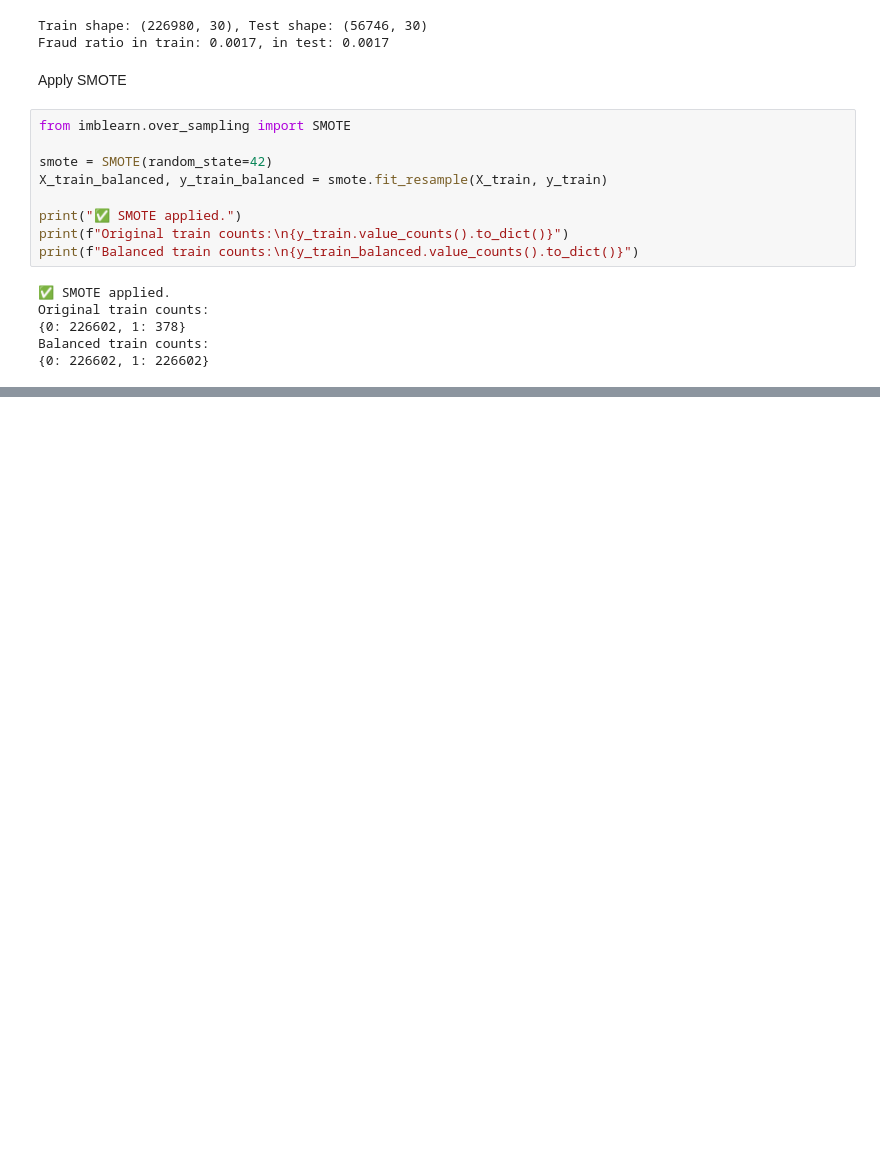
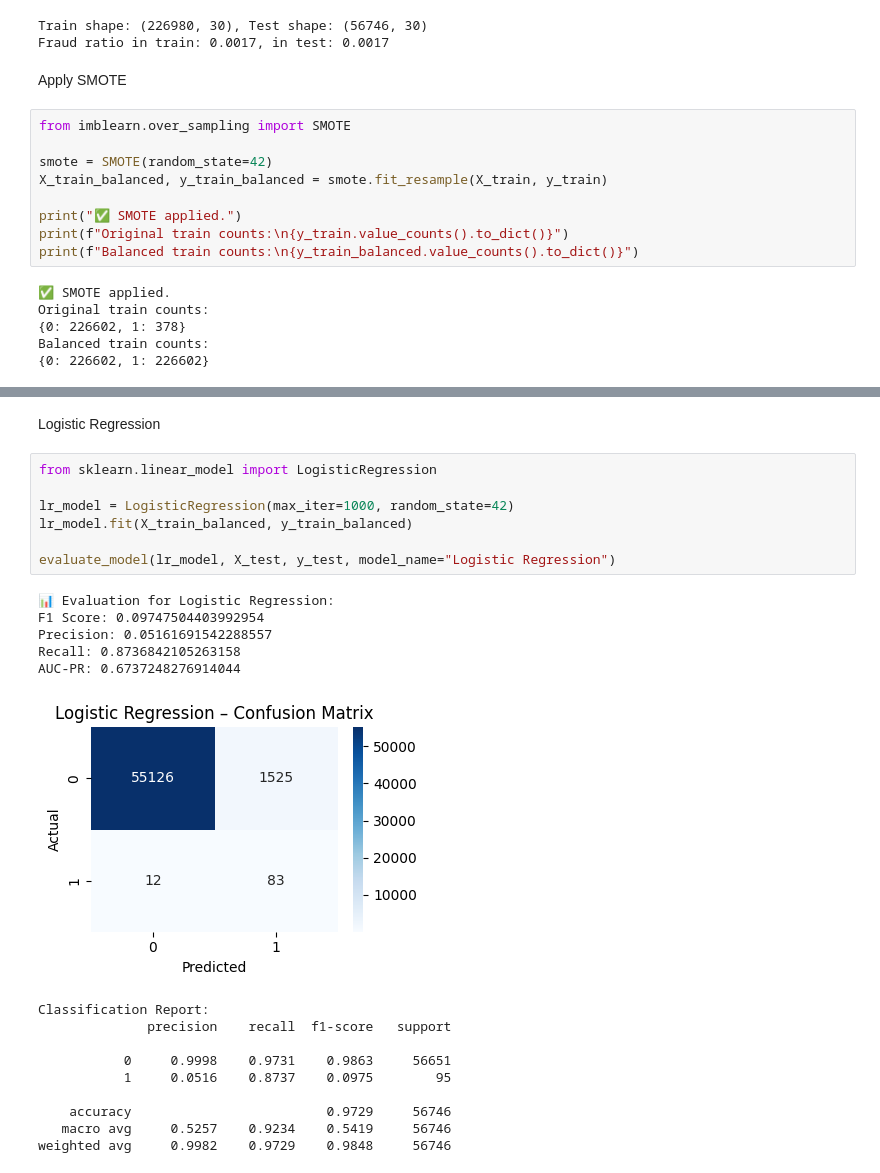
Before and after one commit to Filimon-H/fraud-detection-ecommerce-banking, a Jupyter notebook: notebook/modeling_credit_card.ipynb, the cells around one changed output, grey strips where cells are left out. Cells and saved outputs as stored; diff of their text form; blank space fills up the shorter version.

Commit message:
Trying Models

```diff
--- a/notebook/modeling_credit_card.ipynb
+++ b/notebook/modeling_credit_card.ipynb
@@ -45,0 +56,25 @@ Balanced train counts:
+# %% [markdown]
+Logistic Regression
+# %%
+from sklearn.linear_model import LogisticRegression
+
+lr_model = LogisticRegression(max_iter=1000, random_state=42)
+lr_model.fit(X_train_balanced, y_train_balanced)
+
+evaluate_model(lr_model, X_test, y_test, model_name="Logistic Regression")
+# %% [output]
+📊 Evaluation for Logistic Regression:
+F1 Score: 0.09747504403992954
+Precision: 0.05161691542288557
+Recall: 0.8736842105263158
+AUC-PR: 0.6737248276914044
+[figure, added]
+Classification Report:
+              precision    recall  f1-score   support
+
+           0     0.9998    0.9731    0.9863     56651
+           1     0.0516    0.8737    0.0975        95
+
+    accuracy                         0.9729     56746
+   macro avg     0.5257    0.9234    0.5419     56746
+weighted avg     0.9982    0.9729    0.9848     56746
```
Also changed, not shown: parts of 6 cells of this notebook.
